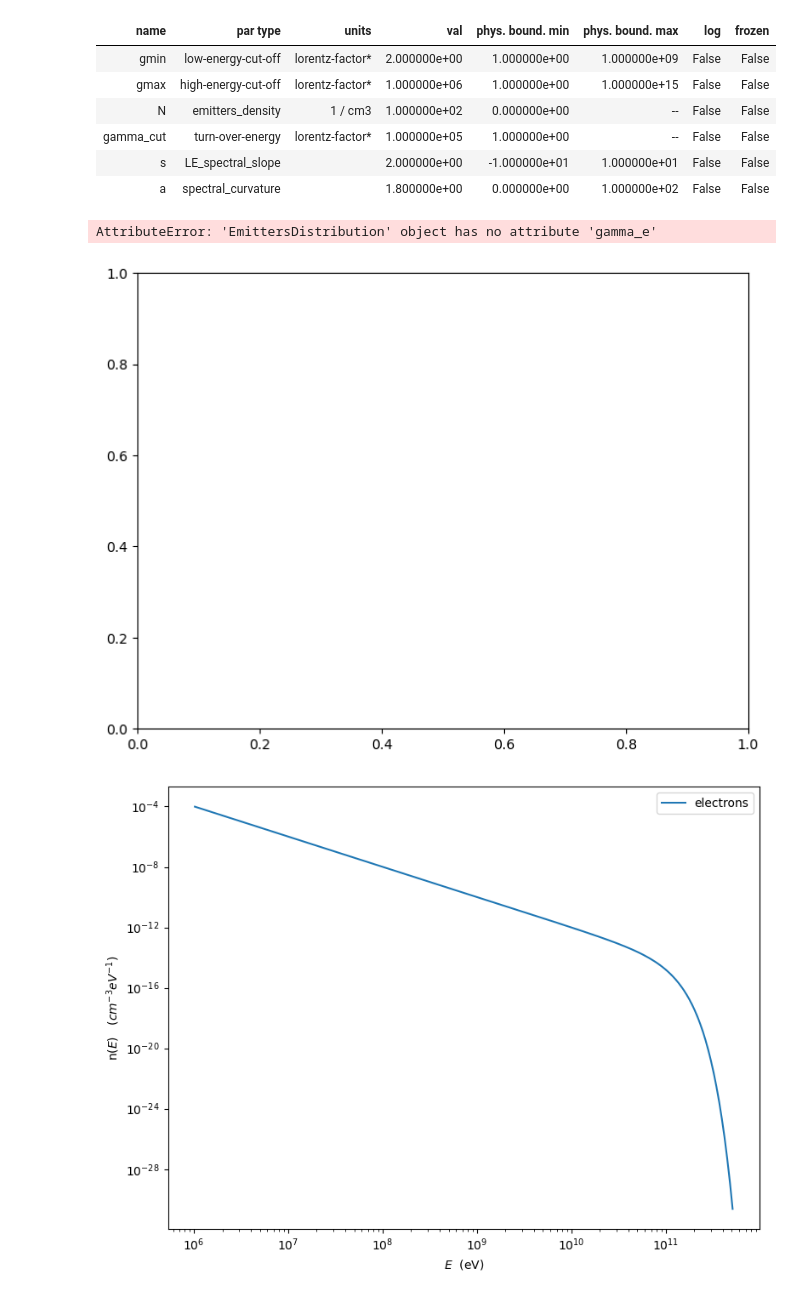
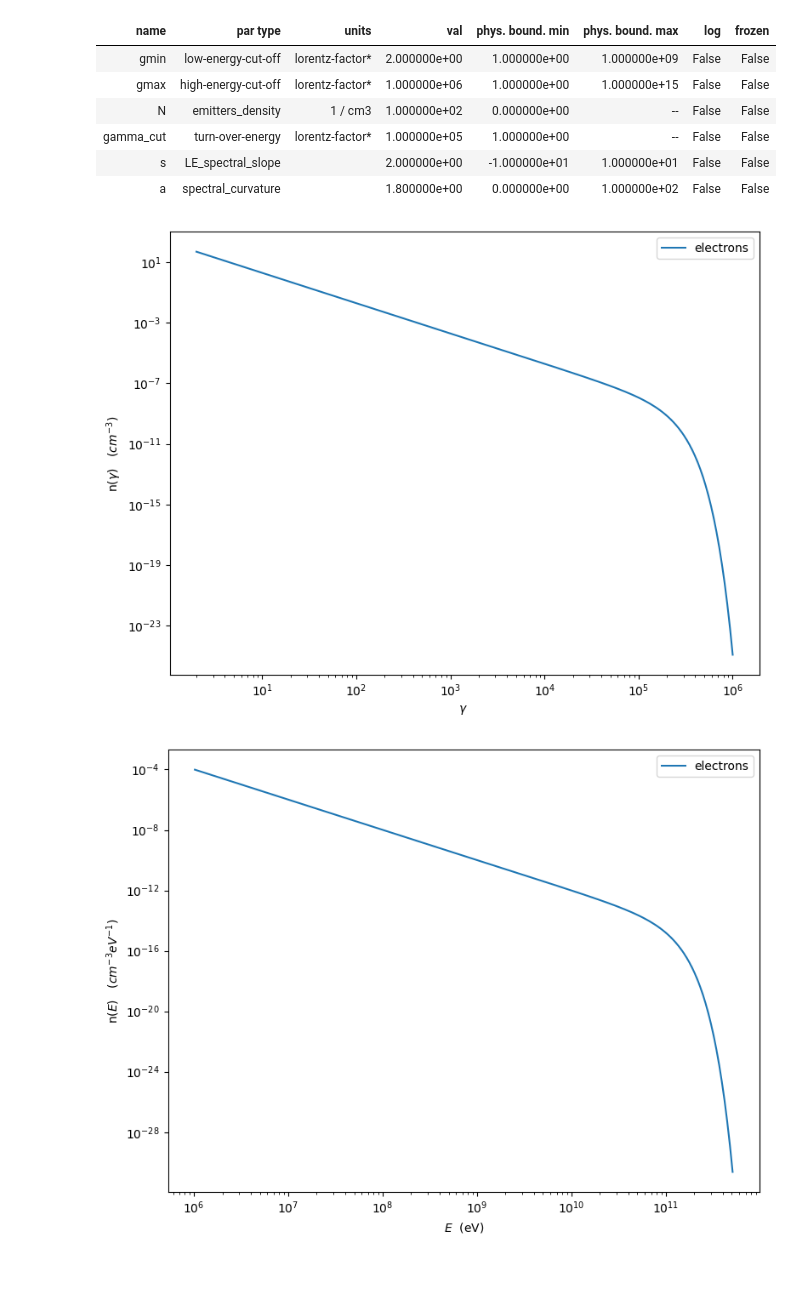
Before and after one commit to andreatramacere/jetset, a Jupyter notebook: doc/documentation_notebooks/notebooks/custom_emitters_distr/custom_emitters.ipynb, the cells around one changed output. Cells and saved outputs as stored; diff of their text form; code cells hidden in the pictures; blank space fills up the shorter version.

```diff
--- a/doc/documentation_notebooks/notebooks/custom_emitters_distr/custom_emitters.ipynb
+++ b/doc/documentation_notebooks/notebooks/custom_emitters_distr/custom_emitters.ipynb
@@ -70,10 +70,10 @@ Table length=6
 | s | LE_spectral_slope |  | 2.000000e+00 | -1.000000e+01 | 1.000000e+01 | False | False |
 | a | spectral_curvature |  | 1.800000e+00 | 0.000000e+00 | 1.000000e+02 | False | False |
 # %%
+n_e_super_exp.update()
 p=n_e_super_exp.plot()
 # %% [output]
-AttributeError: 'EmittersDistribution' object has no attribute 'gamma_e'
-[figure, old version]
+[figure, new version]
 # %%
 p=n_e_super_exp.plot(energy_unit='eV')
 # %% [output]
```
Also changed, not shown: parts of 13 cells of this notebook, 4 other files.
